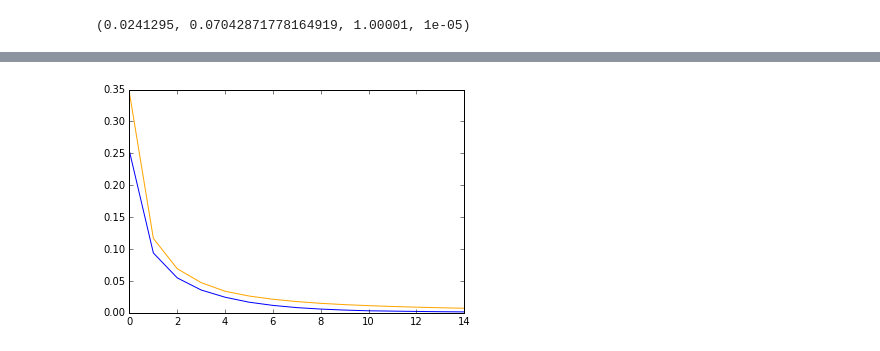
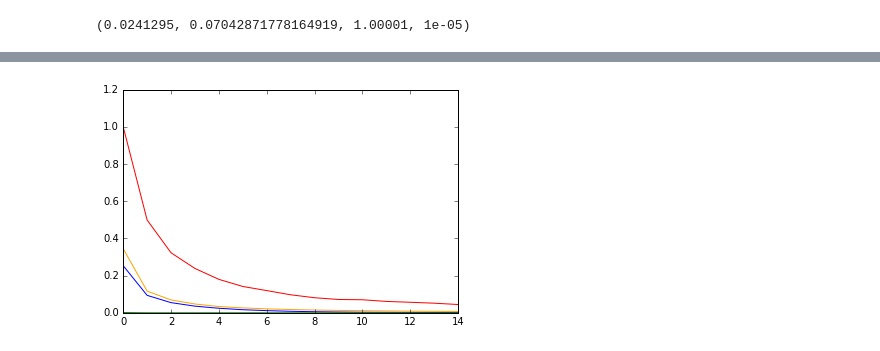
Before and after one commit to GittiHab/kb-completion, a Jupyter notebook: pl-1.0-threshold-optimization.ipynb, the cells around one changed output, grey strips where cells are left out. Drawn from its saved outputs; the diff is of its cells as text; code cells hidden in the pictures.

Commit message:
Add interesting plots in threshold evaluation

```diff
--- a/pl-1.0-threshold-optimization.ipynb
+++ b/pl-1.0-threshold-optimization.ipynb
@@ -153,7 +171,9 @@ y_prob.shape[1]
 # %%
 dims = 15
 plt.plot(np.arange(dims), np.median(y_prob, axis=0)[:dims], color='blue')
 plt.plot(np.arange(dims), np.mean(y_prob, axis=0)[:dims], color='orange')
+plt.plot(np.arange(dims), np.max(y_prob, axis=0)[:dims], color='red')
+plt.plot(np.arange(dims), np.min(y_prob, axis=0)[:dims], color='green')
 plt.show()
 # %% [output]
-[figure, old version]
+[figure, new version]
```
Also changed, not shown: parts of 7 cells of this notebook.
